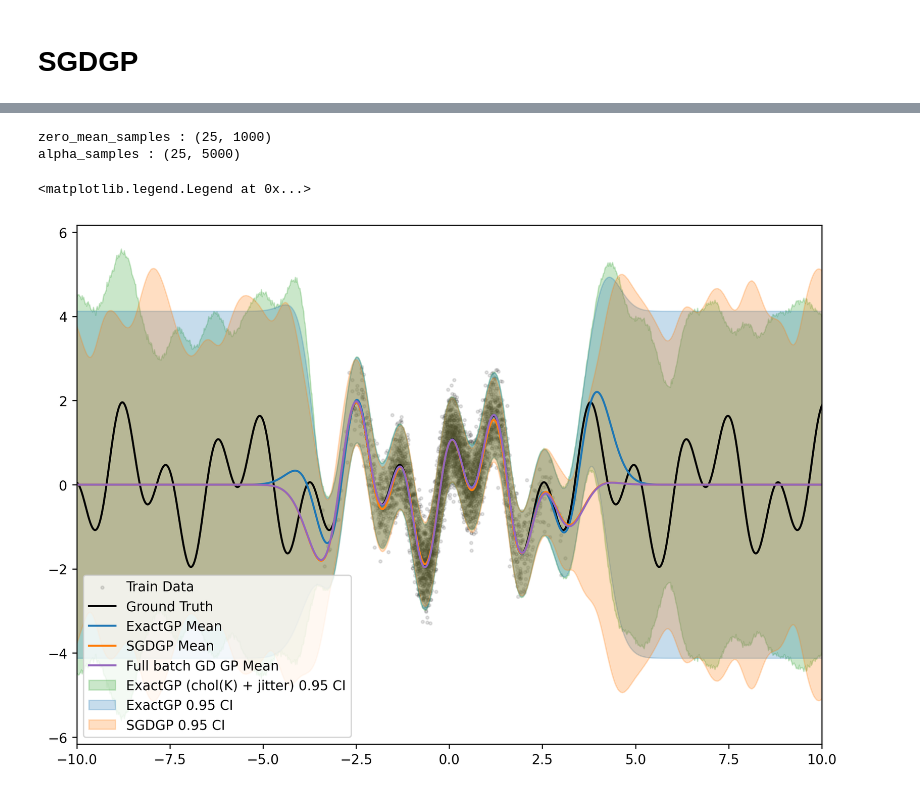
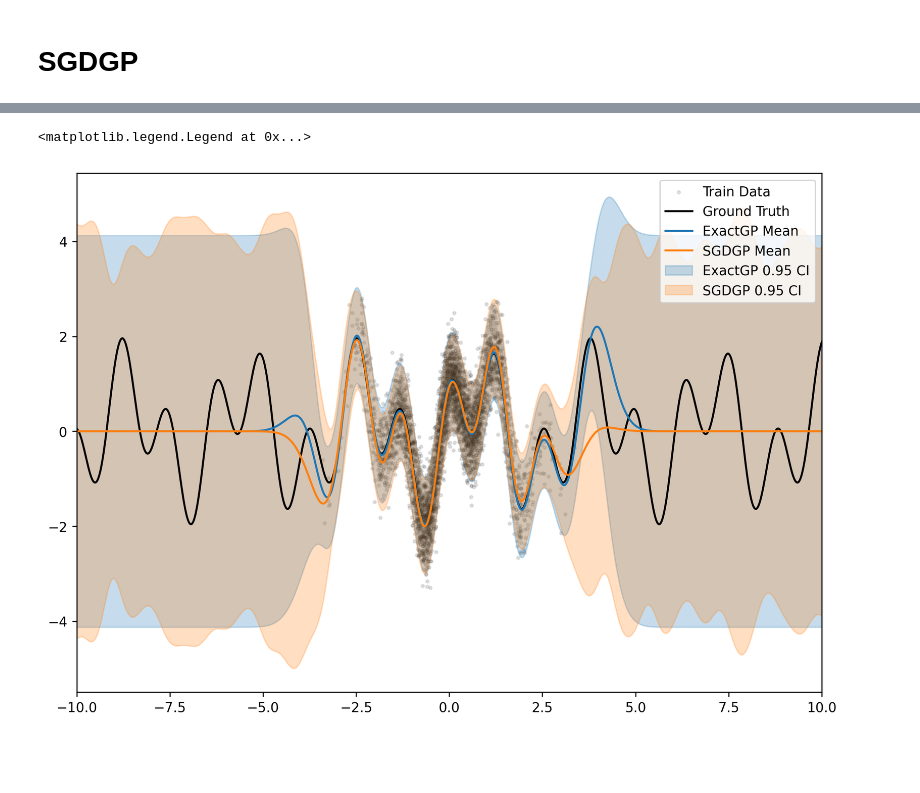
Before and after one commit to cambridge-mlg/sgd-gp, a Jupyter notebook: scalable_gps/notebooks/toy_demo_variances.ipynb, the cells around one changed output, grey strips where cells are left out. Saved outputs shown, nothing was run; the diff lists cells and outputs as text; code cells hidden in the pictures; blank space fills up the shorter version.

```diff
--- a/scalable_gps/notebooks/toy_demo_variances.ipynb
+++ b/scalable_gps/notebooks/toy_demo_variances.ipynb
@@ -100,7 +100,7 @@ config.train_config = ml_collections.ConfigDict()
 config.train_config.learning_rate = 1e-4
 config.train_config.momentum = 0.9
 config.train_config.polyak = 1e-1
-config.train_config.iterations = int(5e4)
+config.train_config.iterations = int(1e5)
 config.train_config.batch_size = 20
 config.train_config.eval_every = 100
 config.train_config.n_features = 250
@@ -110,7 +110,7 @@ sgd_gp = SGDGPModel(noise_scale=noise_scale, kernel=kernel)
 
 optim_key = jax.random.PRNGKey(1)
 
-metrics = ["loss", "alpha_diff", "y_pred_diff", "hilbert_err"]
+metrics = ["loss"]
 compare_exact_vals = [
     exact_gp.compute_representer_weights(data_train), exact_pred_mean, None, None, None ]
 
@@ -120,7 +120,7 @@ alpha_polyak, info = sgd_gp.compute_representer_weights(
     test_ds=data_test,
     config=config.train_config,
     metrics=metrics,
-    compare_exact_vals=compare_exact_vals
+    exact_metrics=None
 )
 
 sgd_pred_mean = sgd_gp.predictive_mean(data_train, data_test)
@@ -194,64 +239,40 @@ gd_pred_mean = gd_gp.predictive_mean(data_train, data_test)
-# %%
-sampling_key = jax.random.PRNGKey(2)
-
-config.sampling_config = ml_collections.ConfigDict()
-
-config.sampling_config.learning_rate = 1e-4
-config.sampling_config.momentum = 0.9
-config.sampling_config.polyak = 1e-1
-config.sampling_config.iterations = int(1e4)
-config.sampling_config.batch_size = 5000
-config.sampling_config.eval_every = 100
-config.sampling_config.n_features_prior_sample = 200
-config.sampling_config.n_features_optim = 100
-config.sampling_config.recompute_features = True
-config.sampling_config.loss_objective = 2
-
-zero_mean_samples, alpha_samples = gd_gp.compute_zero_mean_samples(
-    sampling_key,
-    n_samples=25,
-    train_ds=data_train,
-    test_ds=data_test,
-    config=config.sampling_config,
-    sampling_metrics=[],
-    use_rff=True,
-    compare_exact_vals=None,
-)
-gd_pred_var_samples = gd_gp.predictive_variance_samples(zero_mean_samples) + noise_scale ** 2
-gd_pred_std_samples = jnp.sqrt(gd_pred_var_samples)
-
-print(f'zero_mean_samples : {zero_mean_samples.shape}')
-print(f'alpha_samples : {alpha_samples.shape}')
-# %% [output]
-zero_mean_samples : (25, 1000)
-alpha_samples : (25, 5000)
 # %%
 plt.figure(dpi=250, figsize=[10, 7])
+
+import numpy as np
+
+exact_pred_mean = np.array(exact_pred_mean)
+sgd_pred_mean = np.array(sgd_pred_mean)
+
+exact_pred_std = np.array(exact_pred_std)
+sgd_pred_std_samples = np.array(sgd_pred_std_samples)
+
+
 plt.scatter(data_train.x, data_train.y, 5, label='Train Data', alpha=0.1, color='k')
 plt.plot(data_test.x, data_test.y, alpha=1., color='k', label='Ground Truth')
 plt.plot(data_test.x, exact_pred_mean, color='tab:blue', label='ExactGP Mean')
 plt.plot(data_test.x, sgd_pred_mean, label='SGDGP Mean', color='tab:orange')
-plt.plot(data_test.x, gd_pred_mean, label='Full batch GD GP Mean', color='tab:purple')
-plt.fill_between(data_test.x.squeeze(),
-                 exact_pred_mean - 2 * exact_pred_std_samples,
-                 exact_pred_mean + 2 * exact_pred_std_samples,
-                 alpha=0.25,
-                 color='tab:green',
-                 label='ExactGP (chol(K) + jitter) 0.95 CI')
+# plt.plot(data_test.x, gd_pred_mean, label='Full batch GD GP Mean', color='tab:purple')
+# plt.fill_between(data_test.x.squeeze(),
+#                  exact_pred_mean - 2 * exact_pred_std_samples,
+#                  exact_pred_mean + 2 * exact_pred_std_samples,
+#                  alpha=0.25,
+#                  color='tab:green',
+#                  label='ExactGP (chol(K) + jitter) 0.95 CI')
 plt.fill_between(data_test.x.squeeze(),
                  exact_pred_mean - 2 * exact_pred_std,
                  exact_pred_mean + 2 * exact_pred_std,
                  alpha=0.25, color='tab:blue', label='ExactGP 0.95 CI')
 plt.fill_between(data_test.x.squeeze(),
                  sgd_pred_mean - 2 * sgd_pred_std_samples,
                  sgd_pred_mean + 2 * sgd_pred_std_samples,
                  alpha=0.25, color='tab:orange', label='SGDGP 0.95 CI')
 # plt.fill_between(data_test.x.squeeze(),
 #                  gd_pred_mean - 2 * gd_pred_std_samples,
 #                  gd_pred_mean + 2 * gd_pred_std_samples,
 #                  alpha=0.15, color='tab:purple', label='Full batch GD GP 0.95 CI')
 plt.xlim([-10, 10])
 plt.legend()
 # %% [output]
 <matplotlib.legend.Legend at 0x...>
-[figure, old version]
+[figure, new version]
```
Also changed, not shown: parts of 5 cells of this notebook, 4 other files.
